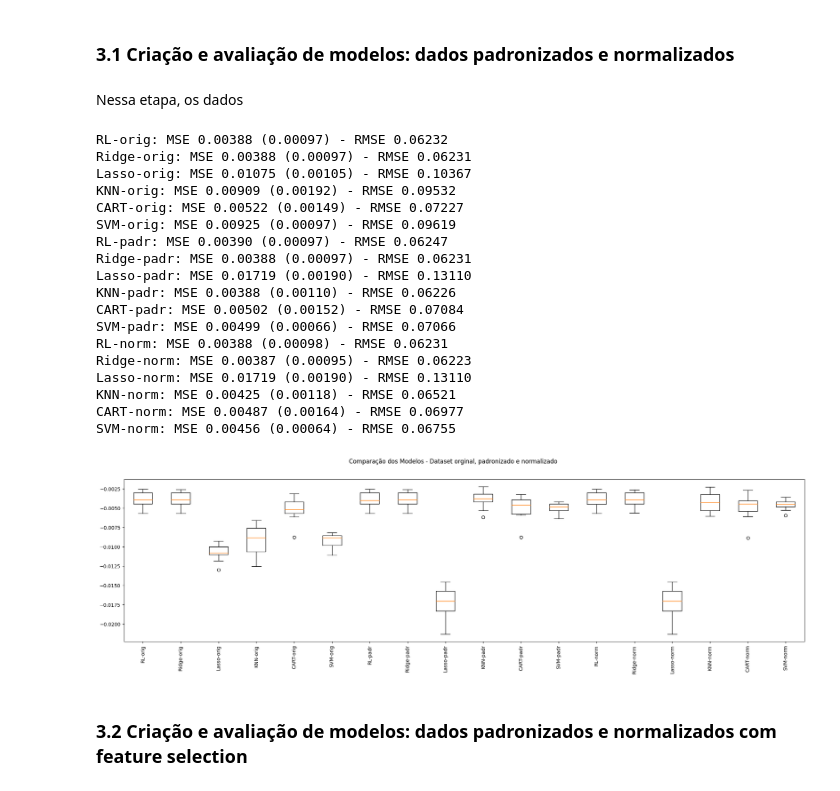
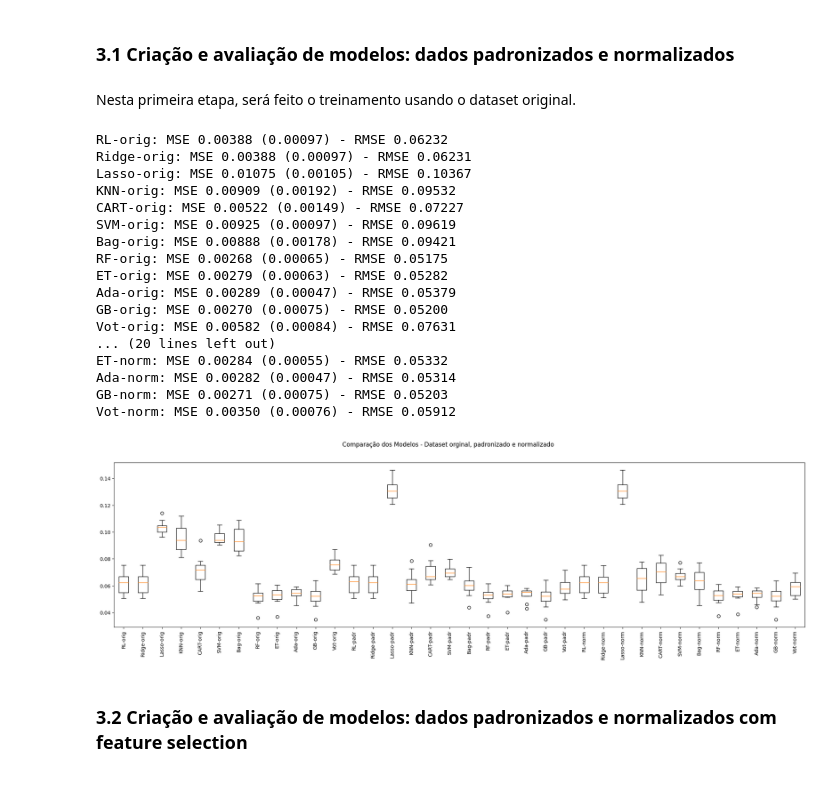
Before and after one commit to kranov582/mvp-2-parte-1, a Jupyter notebook: mvp_2.ipynb, the cells around one changed output. Drawn from its saved outputs; the diff is of its cells as text; code cells hidden in the pictures.

```diff
--- a/mvp_2.ipynb
+++ b/mvp_2.ipynb
@@ -419,5 +432,5 @@ Nessa etapa o modelo será treinado usando os dados originais e os reduzidos com
 # %% [markdown]
 ### 3.1 Criação e avaliação de modelos: dados padronizados e normalizados
-# %% [markdown]
-Nessa etapa, os dados
+# %% [markdown]
+Nesta primeira etapa, será feito o treinamento usando o dataset original.
 # %%
@@ -430,6 +444,19 @@ pipelines = []
 results = []
 names = []
 
+# Definindo os parâmetros do classificador base para o BaggingClassifier
+base = KNeighborsRegressor()
+num_trees = 100
+max_features = 3
+
+# Criando os modelos para o VotingClassifier
+bases = []
+model1 = KNeighborsRegressor()
+bases.append(('KNN', model1))
+model2 = SVR()
+bases.append(('svr', model2))
+model3 = Ridge()
+bases.append(('ridge', model3))
 
 # Criando os elementos do pipeline
 
@@ -440,6 +467,12 @@ lasso_reg = ('Lasso', Lasso())
 KNN = ('KNN', KNeighborsRegressor())
 CART = ('CART', DecisionTreeRegressor())
 SVM = ('SVM', SVR())
+bagging = ('Bagging', BaggingRegressor(estimator=base, n_estimators=num_trees))
+random_forest = ('RF', RandomForestRegressor(n_estimators=num_trees, max_features=max_features))
+extra_trees = ('ET', ExtraTreesRegressor(n_estimators=num_trees, max_features=max_features))
+adaboost = ('Ada', AdaBoostRegressor(n_estimators=num_trees))
+gradient_boosting = ('GB', GradientBoostingRegressor(n_estimators=num_trees))
+voting = ('Voting', VotingRegressor(bases))
 
 # Transformações que serão utilizadas
 
@@ -455,6 +488,12 @@ pipelines.append(('Lasso-orig', Pipeline([lasso_reg])))
 pipelines.append(('KNN-orig', Pipeline([KNN])))
 pipelines.append(('CART-orig', Pipeline([CART])))
 pipelines.append(('SVM-orig', Pipeline([SVM])))
+pipelines.append(('Bag-orig', Pipeline([bagging])))
+pipelines.append(('RF-orig', Pipeline([random_forest])))
+pipelines.append(('ET-orig', Pipeline([extra_trees])))
+pipelines.append(('Ada-orig', Pipeline([adaboost])))
+pipelines.append(('GB-orig', Pipeline([gradient_boosting])))
+pipelines.append(('Vot-orig', Pipeline([voting])))
 
 # Dataset Padronizado
 pipelines.append(('RL-padr', Pipeline([standard_scaler, reg_lin])))
@@ -463,51 +502,62 @@ pipelines.append(('Lasso-padr', Pipeline([standard_scaler, lasso_reg])))
 pipelines.append(('KNN-padr', Pipeline([standard_scaler, KNN])))
 pipelines.append(('CART-padr', Pipeline([standard_scaler, CART])))
 pipelines.append(('SVM-padr', Pipeline([standard_scaler, SVM])))
+pipelines.append(('Bag-padr', Pipeline([standard_scaler, bagging])))
+pipelines.append(('RF-padr', Pipeline([standard_scaler, random_forest])))
+pipelines.append(('ET-padr', Pipeline([standard_scaler, extra_trees])))
+pipelines.append(('Ada-padr', Pipeline([standard_scaler, adaboost])))
+pipelines.append(('GB-padr', Pipeline([standard_scaler, gradient_boosting])))
+pipelines.append(('Vot-padr', Pipeline([standard_scaler, voting])))
 
 # Dataset Normalizado
 pipelines.append(('RL-norm', Pipeline([min_max_scaler, reg_lin])))
 pipelines.append(('Ridge-norm', Pipeline([min_max_scaler, ridge_reg])))
 pipelines.append(('Lasso-norm', Pipeline([min_max_scaler, lasso_reg])))
 pipelines.append(('KNN-norm', Pipeline([min_max_scaler, KNN])))
 pipelines.append(('CART-norm', Pipeline([min_max_scaler, CART])))
 pipelines.append(('SVM-norm', Pipeline([min_max_scaler, SVM])))
+pipelines.append(('Bag-norm', Pipeline([min_max_scaler, bagging])))
+pipelines.append(('RF-norm', Pipeline([min_max_scaler, random_forest])))
+pipelines.append(('ET-norm', Pipeline([min_max_scaler, extra_trees])))
+pipelines.append(('Ada-norm', Pipeline([min_max_scaler, adaboost])))
+pipelines.append(('GB-norm', Pipeline([min_max_scaler, gradient_boosting])))
+pipelines.append(('Vot-norm', Pipeline([min_max_scaler, voting])))
 
 # Executando os pipelines
 for name, model in pipelines:
     cv_results = cross_val_score(model, X_train, y_train, cv=kfold, scoring='neg_mean_squared_error')
-    results.append(cv_results)
+    results.append(np.sqrt(abs(cv_results)))
     names.append(name)
     msg = "%s: MSE %0.5f (%0.5f) - RMSE %0.5f" % (name, abs(cv_results.mean()), cv_results.std(), np.sqrt(abs(cv_results.mean())))
     nova_linha = {'Modelo': name, 'RMSE': np.sqrt(abs(cv_results.mean()))}
     final_results = final_results.append(nova_linha, ignore_index=True)
     print(msg)
 
 # Boxplot de comparação dos modelos
 fig = plt.figure(figsize=(25,6))
 fig.suptitle('Comparação dos Modelos - Dataset orginal, padronizado e normalizado')
 ax = fig.add_subplot(111)
 plt.boxplot(results)
 ax.set_xticklabels(names, rotation=90)
 plt.show()
 # %% [output]
 RL-orig: MSE 0.00388 (0.00097) - RMSE 0.06232
 Ridge-orig: MSE 0.00388 (0.00097) - RMSE 0.06231
 Lasso-orig: MSE 0.01075 (0.00105) - RMSE 0.10367
 KNN-orig: MSE 0.00909 (0.00192) - RMSE 0.09532
 CART-orig: MSE 0.00522 (0.00149) - RMSE 0.07227
 SVM-orig: MSE 0.00925 (0.00097) - RMSE 0.09619
-RL-padr: MSE 0.00390 (0.00097) - RMSE 0.06247
-Ridge-padr: MSE 0.00388 (0.00097) - RMSE 0.06231
-Lasso-padr: MSE 0.01719 (0.00190) - RMSE 0.13110
-KNN-padr: MSE 0.00388 (0.00110) - RMSE 0.06226
-CART-padr: MSE 0.00502 (0.00152) - RMSE 0.07084
-SVM-padr: MSE 0.00499 (0.00066) - RMSE 0.07066
-RL-norm: MSE 0.00388 (0.00098) - RMSE 0.06231
-Ridge-norm: MSE 0.00387 (0.00095) - RMSE 0.06223
-Lasso-norm: MSE 0.01719 (0.00190) - RMSE 0.13110
-KNN-norm: MSE 0.00425 (0.00118) - RMSE 0.06521
-CART-norm: MSE 0.00487 (0.00164) - RMSE 0.06977
-SVM-norm: MSE 0.00456 (0.00064) - RMSE 0.06755
+Bag-orig: MSE 0.00888 (0.00178) - RMSE 0.09421
+RF-orig: MSE 0.00268 (0.00065) - RMSE 0.05175
+ET-orig: MSE 0.00279 (0.00063) - RMSE 0.05282
+Ada-orig: MSE 0.00289 (0.00047) - RMSE 0.05379
+GB-orig: MSE 0.00270 (0.00075) - RMSE 0.05200
+Vot-orig: MSE 0.00582 (0.00084) - RMSE 0.07631
+... (20 lines left out)
+ET-norm: MSE 0.00284 (0.00055) - RMSE 0.05332
+Ada-norm: MSE 0.00282 (0.00047) - RMSE 0.05314
+GB-norm: MSE 0.00271 (0.00075) - RMSE 0.05203
+Vot-norm: MSE 0.00350 (0.00076) - RMSE 0.05912
-[figure, old version]
+[figure, new version]
 # %% [markdown]
 ### 3.2 Criação e avaliação de modelos: dados padronizados e normalizados com feature selection
```
Also changed, not shown: parts of 36 cells of this notebook.
